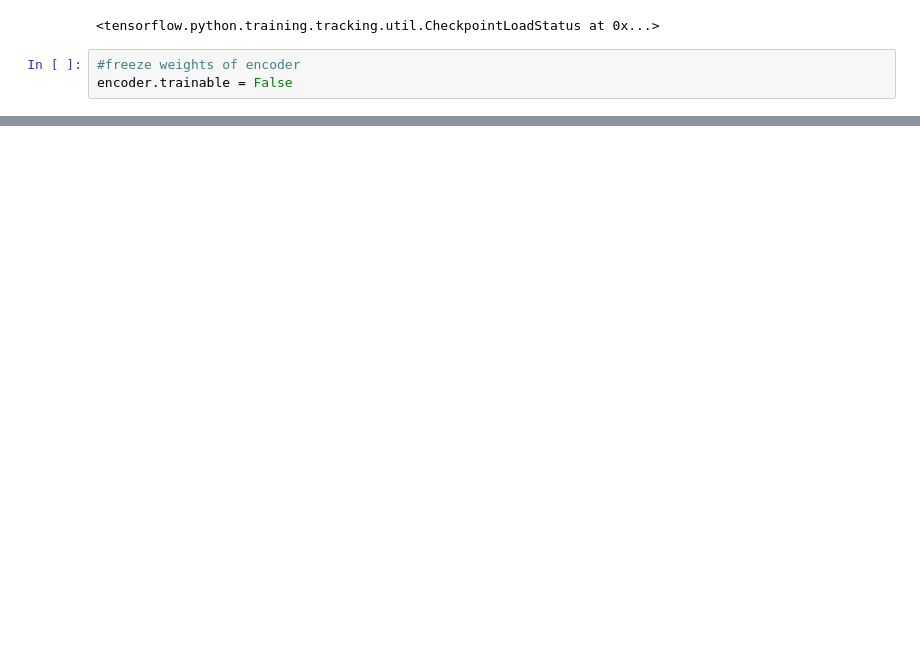
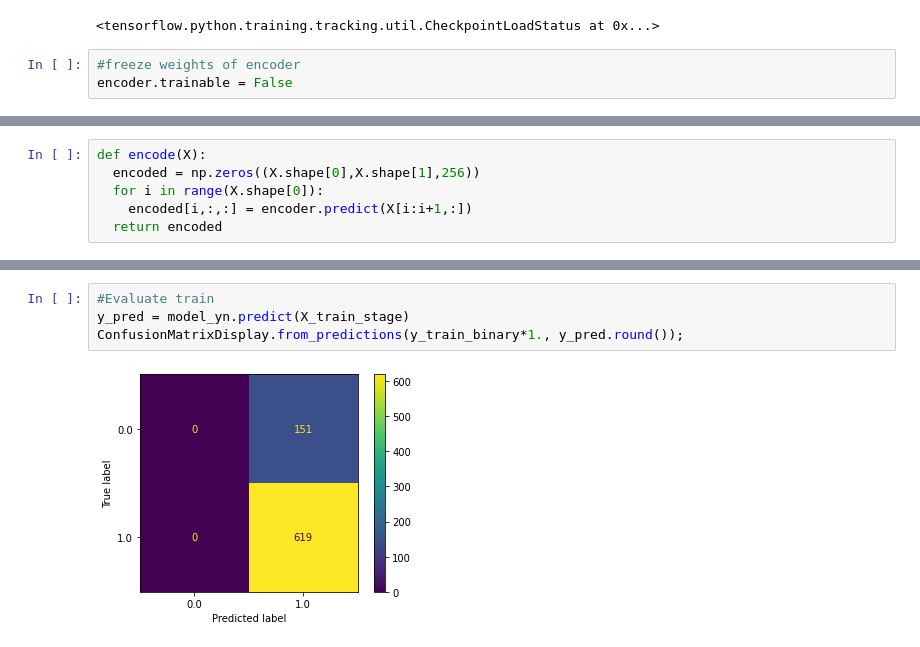
Before and after one commit to aanchal0431/chatbot, a Jupyter notebook: SEP_728_Chatbot_transformer_keras.ipynb, the cells around one changed output, grey strips where cells are left out. Drawn from its saved outputs; the diff is of its cells as text; blank space fills up the shorter version.

```diff
--- a/SEP_728_Chatbot_transformer_keras.ipynb
+++ b/SEP_728_Chatbot_transformer_keras.ipynb
@@ -1601,0 +1604,6 @@ Epoch 1/10
+# %%
+def encode(X):
+  encoded = np.zeros((X.shape[0],X.shape[1],256))
+  for i in range(X.shape[0]):
+    encoded[i,:,:] = encoder.predict(X[i:i+1,:])
+  return encoded
@@ -1601,0 +1690,6 @@ Epoch 1/10
+# %%
+#Evaluate train
+y_pred = model_yn.predict(X_train_stage)
+ConfusionMatrixDisplay.from_predictions(y_train_binary*1., y_pred.round());
+# %% [output]
+[figure, added]
```
Also changed, not shown: parts of 20 cells of this notebook.
